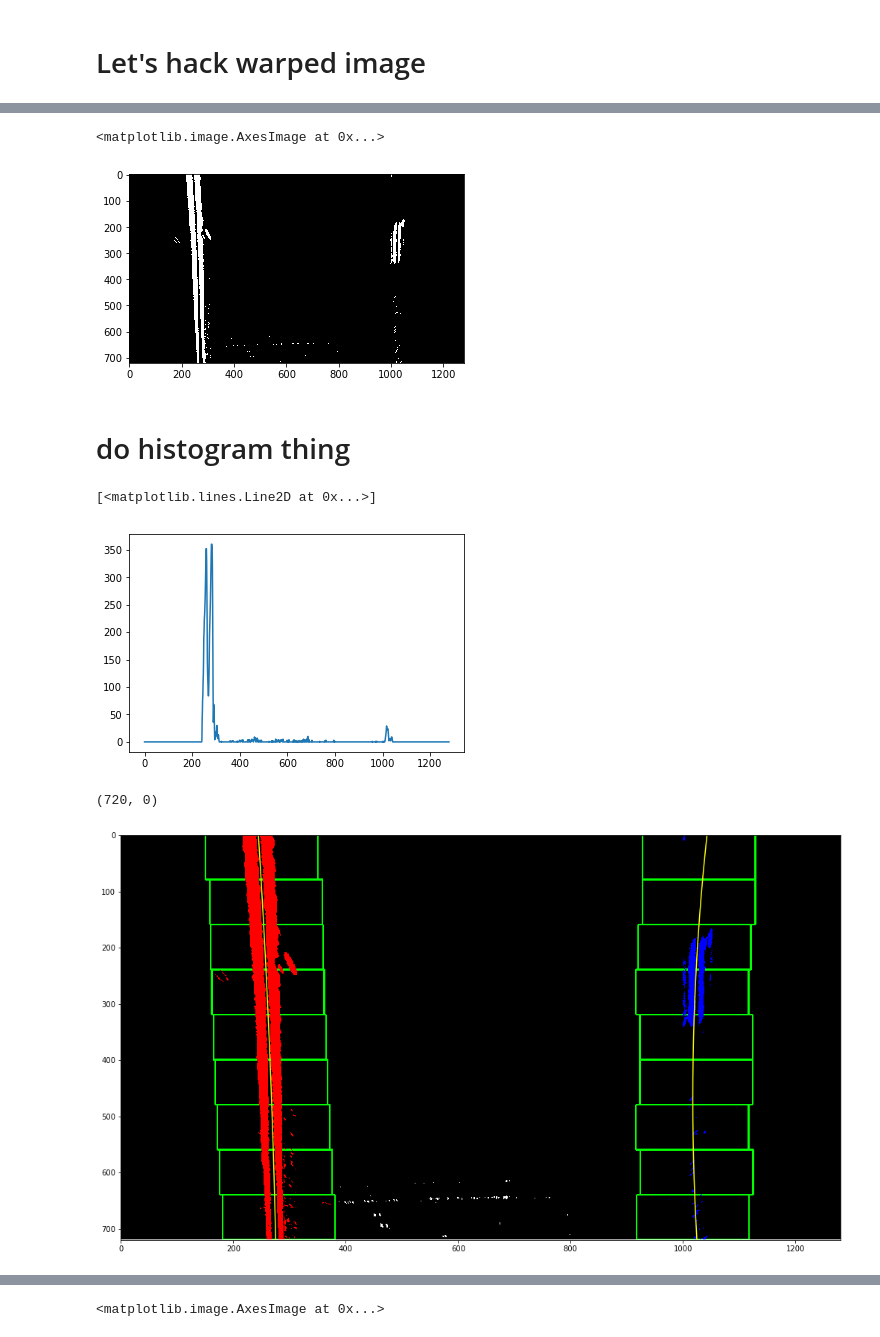
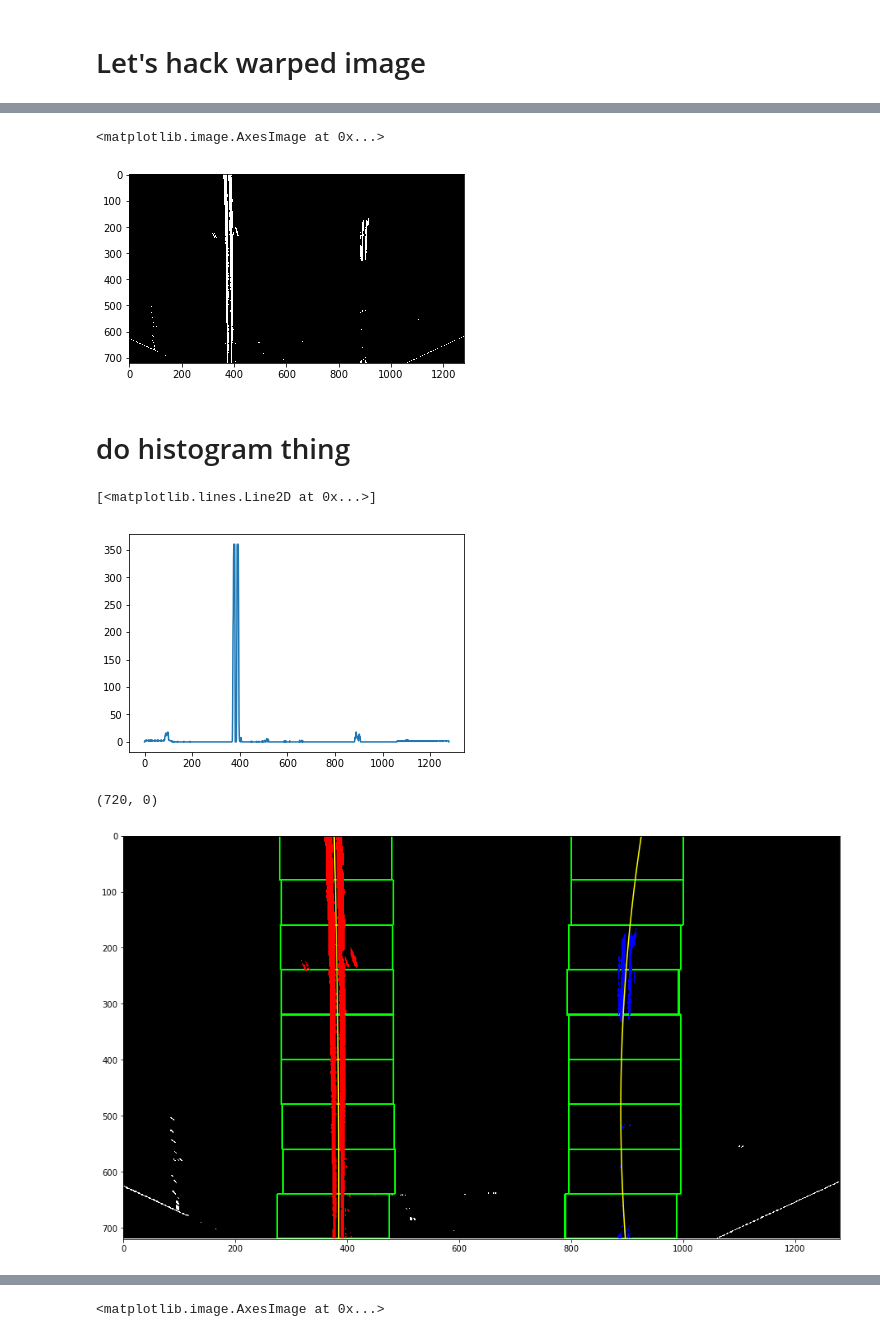
Before and after one commit to trivus/CarND-Advanced-Lane-Lines, a Jupyter notebook: advanced lane project.ipynb, the cells around one changed output, grey strips where cells are left out. Cells and saved outputs as stored; diff of their text form; code cells hidden in the pictures.

```diff
--- a/advanced lane project.ipynb
+++ b/advanced lane project.ipynb
@@ -85,7 +91,7 @@ True
 # %%
 img = cv2.imread('./img.jpg')
 # transform
-src = np.float32([[588, 477],[699,477],[896,675],[384,675]])
+src = np.float32([[560, 477],[725,477],[1035,675],[271,675]])
 dst = np.float32([[384, 0], [896, 0], [896, 720], [384, 720]])
 M = cv2.getPerspectiveTransform(src, dst)
 warped = cv2.warpPerspective(img, M, dsize=img.shape[1::-1])
@@ -158,7 +164,7 @@ combined[(sobel == 1) & (hls[..., 2] >= 10)] = 1
 plt.imshow(combined, 'gray')
 # %% [output]
 <matplotlib.image.AxesImage at 0x...>
-[figure, old version]
+[figure, new version]
 # %% [markdown]
 # do histogram thing
 # %%
@@ -167,7 +173,7 @@ histogram = np.sum(img[img.shape[0]//2:, ...], axis=0)
 plt.plot(histogram)
 # %% [output]
 [<matplotlib.lines.Line2D at 0x...>]
-[figure, old version]
+[figure, new version]
 # %%
 binary_warped = img
 out_img = np.dstack((img, img, img)) * 255
@@ -236,17 +242,17 @@ right_fit = np.polyfit(righty, rightx, 2)
 # %%
 # Generate x and y values for plotting
 ploty = np.linspace(0, binary_warped.shape[0]-1, binary_warped.shape[0] )
 left_fitx = left_fit[0]*ploty**2 + left_fit[1]*ploty + left_fit[2]
 right_fitx = right_fit[0]*ploty**2 + right_fit[1]*ploty + right_fit[2]
 
 out_img[nonzeroy[left_lane_inds], nonzerox[left_lane_inds]] = [255, 0, 0]
 out_img[nonzeroy[right_lane_inds], nonzerox[right_lane_inds]] = [0, 0, 255]
-fig = plt.figure(figsize=(20,10))
+fig = plt.figure(figsize=(18,9))
 plt.imshow(out_img)
 plt.plot(left_fitx, ploty, color='yellow')
 plt.plot(right_fitx, ploty, color='yellow')
 plt.xlim(0, 1280)
 plt.ylim(720, 0)
 # %% [output]
 (720, 0)
-[figure, old version]
+[figure, new version]
```
Also changed, not shown: parts of 12 cells of this notebook, 1 other file.
